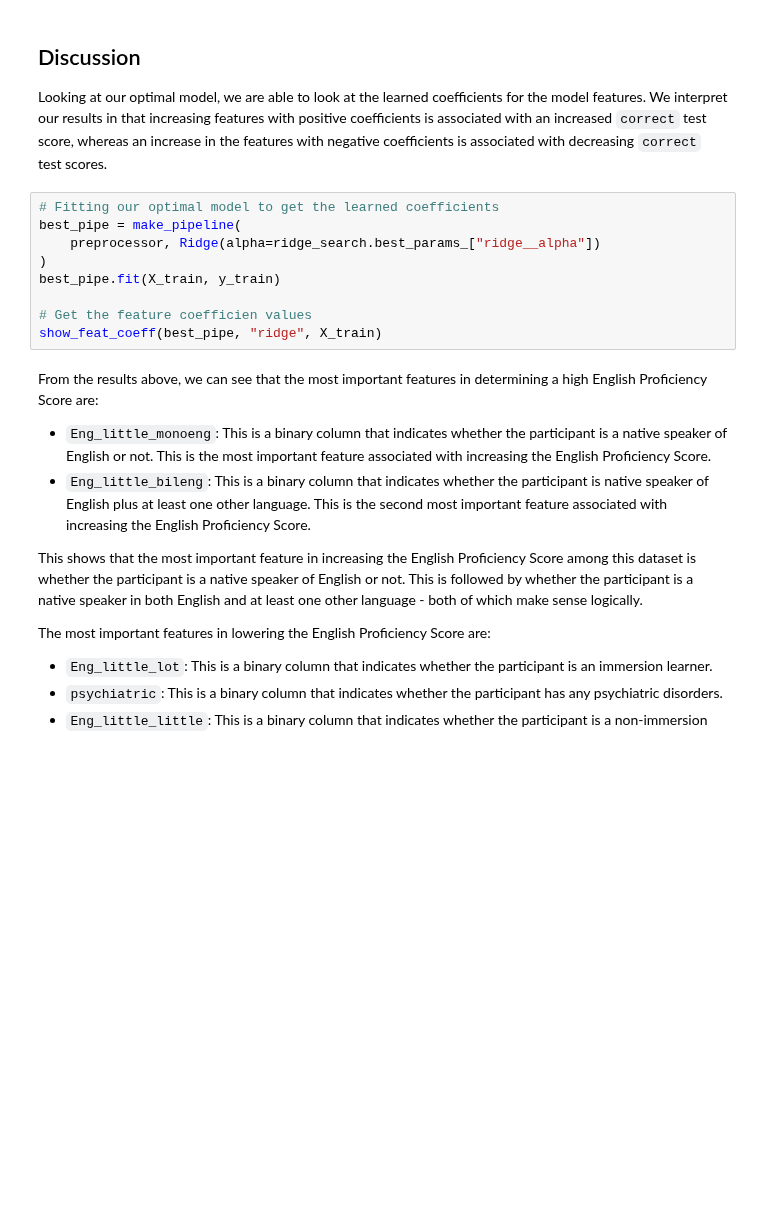
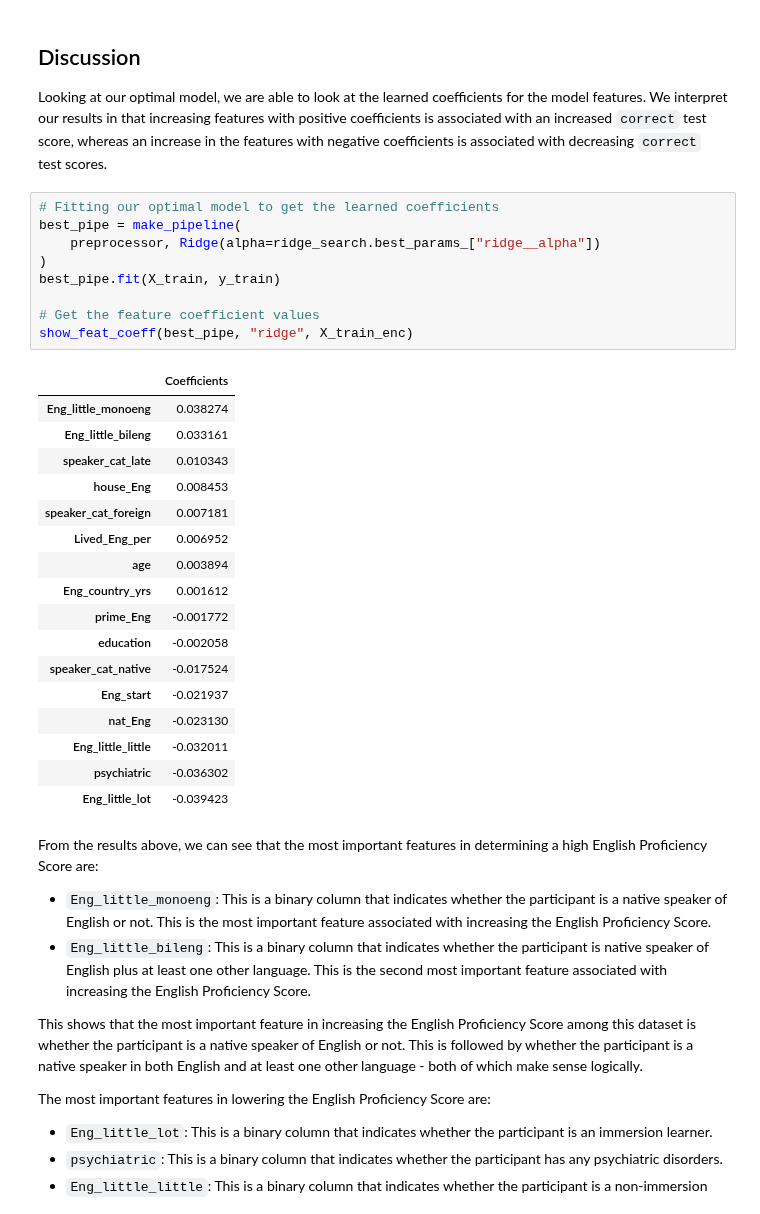
Before and after one commit to UBC-MDS/english-score-predictor, a Jupyter notebook: notebooks/english_language_learning_ability_prediction_analysis.ipynb, the cells around one changed output. Cells and saved outputs as stored; diff of their text form; blank space fills up the shorter version.

```diff
--- a/notebooks/english_language_learning_ability_prediction_analysis.ipynb
+++ b/notebooks/english_language_learning_ability_prediction_analysis.ipynb
@@ -584,12 +698,30 @@ Looking at our optimal model, we are able to look at the learned coefficients fo
 # %%
 # Fitting our optimal model to get the learned coefficients
 best_pipe = make_pipeline(
     preprocessor, Ridge(alpha=ridge_search.best_params_["ridge__alpha"])
 )
 best_pipe.fit(X_train, y_train)
 
-# Get the feature coefficien values
-show_feat_coeff(best_pipe, "ridge", X_train)
+# Get the feature coefficient values
+show_feat_coeff(best_pipe, "ridge", X_train_enc)
+# %% [output]
+|  | Coefficients |
+| Eng_little_monoeng | 0.038274 |
+| Eng_little_bileng | 0.033161 |
+| speaker_cat_late | 0.010343 |
+| house_Eng | 0.008453 |
+| speaker_cat_foreign | 0.007181 |
+| Lived_Eng_per | 0.006952 |
+| age | 0.003894 |
+| Eng_country_yrs | 0.001612 |
+| prime_Eng | -0.001772 |
+| education | -0.002058 |
+| speaker_cat_native | -0.017524 |
+| Eng_start | -0.021937 |
+| nat_Eng | -0.023130 |
+| Eng_little_little | -0.032011 |
+| psychiatric | -0.036302 |
+| Eng_little_lot | -0.039423 |
 # %% [markdown]
 From the results above, we can see that the most important features in determining a high English Proficiency Score are:
 
```
Also changed, not shown: parts of 21 cells of this notebook, 1 other file.
